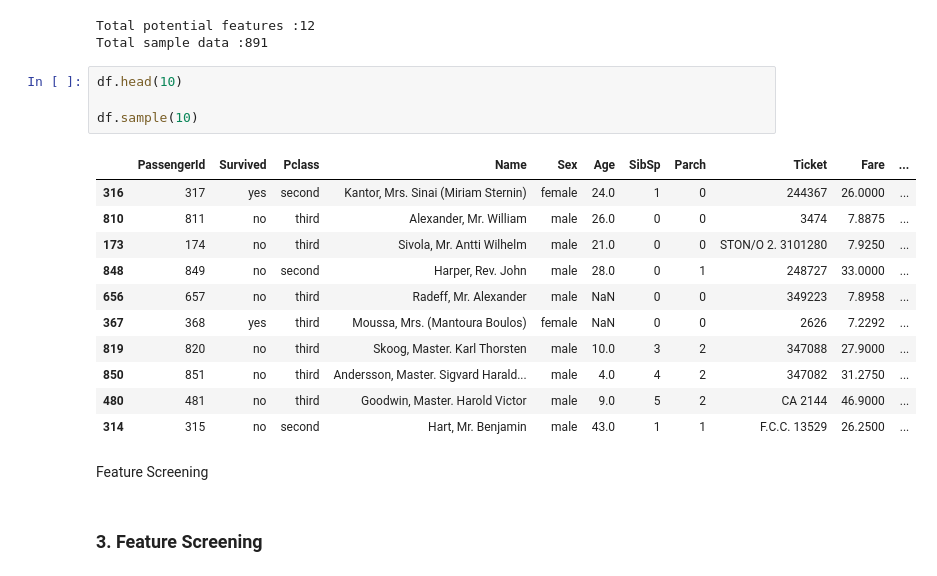
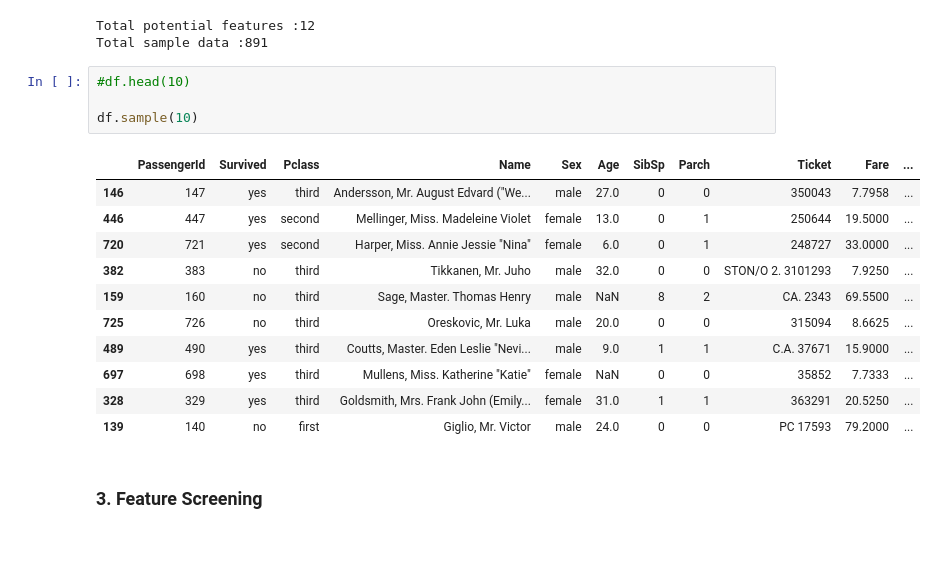
Before and after one commit to AlgoAbrar/Phitron_Ai_ML, a Jupyter notebook: Month_02_Machine_Learning/Module_01/EDA_P_1_.ipynb, the cells around one changed output. Saved outputs shown, nothing was run; the diff lists cells and outputs as text; blank space fills up the shorter version.

```diff
--- a/Month_02_Machine_Learning/Module_01/EDA_P_1_.ipynb
+++ b/Month_02_Machine_Learning/Module_01/EDA_P_1_.ipynb
@@ -18,23 +18,21 @@ print(f"Total sample data :{df.shape[0]}")
 Total potential features :12
 Total sample data :891
 # %%
-df.head(10)
+#df.head(10)
 
 df.sample(10)
 # %% [output]
 |  | PassengerId | Survived | Pclass | Name | Sex | Age | SibSp | Parch | Ticket | Fare | ... |
-| 316 | 317 | yes | second | Kantor, Mrs. Sinai (Miriam Sternin) | female | 24.0 | 1 | 0 | 244367 | 26.0000 | ... |
-| 810 | 811 | no | third | Alexander, Mr. William | male | 26.0 | 0 | 0 | 3474 | 7.8875 | ... |
-| 173 | 174 | no | third | Sivola, Mr. Antti Wilhelm | male | 21.0 | 0 | 0 | STON/O 2. 3101280 | 7.9250 | ... |
-| 848 | 849 | no | second | Harper, Rev. John | male | 28.0 | 0 | 1 | 248727 | 33.0000 | ... |
-| 656 | 657 | no | third | Radeff, Mr. Alexander | male | NaN | 0 | 0 | 349223 | 7.8958 | ... |
-| 367 | 368 | yes | third | Moussa, Mrs. (Mantoura Boulos) | female | NaN | 0 | 0 | 2626 | 7.2292 | ... |
-| 819 | 820 | no | third | Skoog, Master. Karl Thorsten | male | 10.0 | 3 | 2 | 347088 | 27.9000 | ... |
-| 850 | 851 | no | third | Andersson, Master. Sigvard Harald... | male | 4.0 | 4 | 2 | 347082 | 31.2750 | ... |
-| 480 | 481 | no | third | Goodwin, Master. Harold Victor | male | 9.0 | 5 | 2 | CA 2144 | 46.9000 | ... |
-| 314 | 315 | no | second | Hart, Mr. Benjamin | male | 43.0 | 1 | 1 | F.C.C. 13529 | 26.2500 | ... |
+| 146 | 147 | yes | third | Andersson, Mr. August Edvard ("We... | male | 27.0 | 0 | 0 | 350043 | 7.7958 | ... |
+| 446 | 447 | yes | second | Mellinger, Miss. Madeleine Violet | female | 13.0 | 0 | 1 | 250644 | 19.5000 | ... |
+| 720 | 721 | yes | second | Harper, Miss. Annie Jessie "Nina" | female | 6.0 | 0 | 1 | 248727 | 33.0000 | ... |
+| 382 | 383 | no | third | Tikkanen, Mr. Juho | male | 32.0 | 0 | 0 | STON/O 2. 3101293 | 7.9250 | ... |
+| 159 | 160 | no | third | Sage, Master. Thomas Henry | male | NaN | 8 | 2 | CA. 2343 | 69.5500 | ... |
+| 725 | 726 | no | third | Oreskovic, Mr. Luka | male | 20.0 | 0 | 0 | 315094 | 8.6625 | ... |
+| 489 | 490 | yes | third | Coutts, Master. Eden Leslie "Nevi... | male | 9.0 | 1 | 1 | C.A. 37671 | 15.9000 | ... |
+| 697 | 698 | yes | third | Mullens, Miss. Katherine "Katie" | female | NaN | 0 | 0 | 35852 | 7.7333 | ... |
+| 328 | 329 | yes | third | Goldsmith, Mrs. Frank John (Emily... | female | 31.0 | 1 | 1 | 363291 | 20.5250 | ... |
+| 139 | 140 | no | first | Giglio, Mr. Victor | male | 24.0 | 0 | 0 | PC 17593 | 79.2000 | ... |
-# %% [markdown]
-Feature Screening
 # %% [markdown]
 ### 3. Feature Screening
 # %%
```
Also changed, not shown: parts of 11 cells of this notebook.
